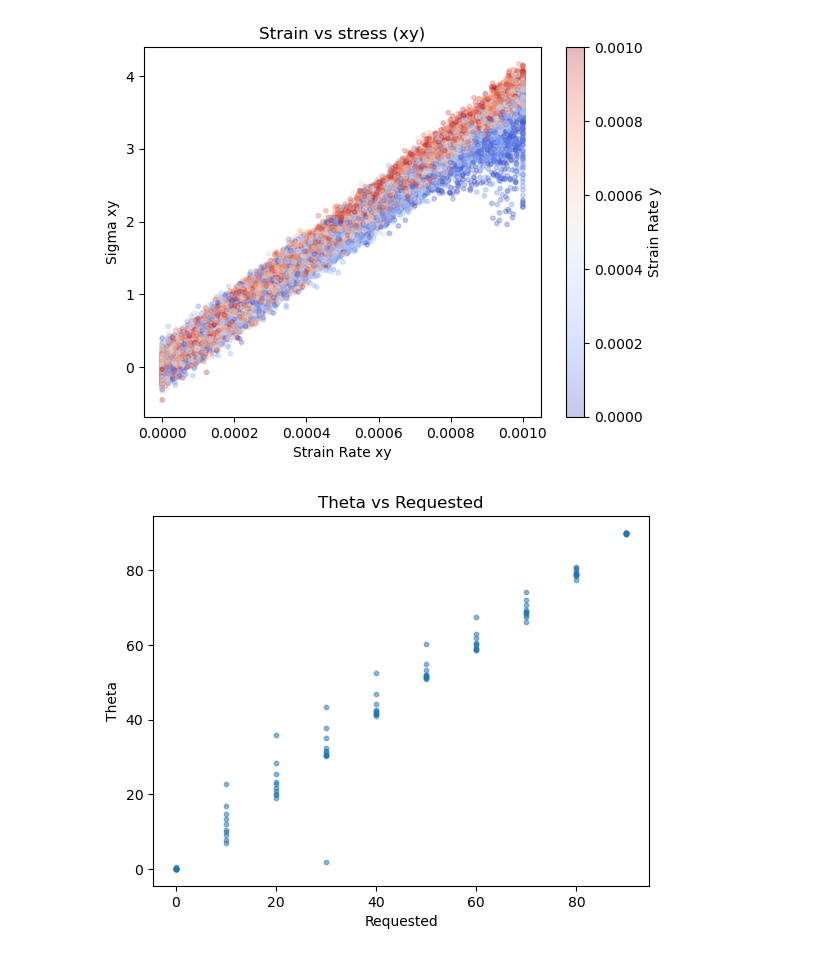
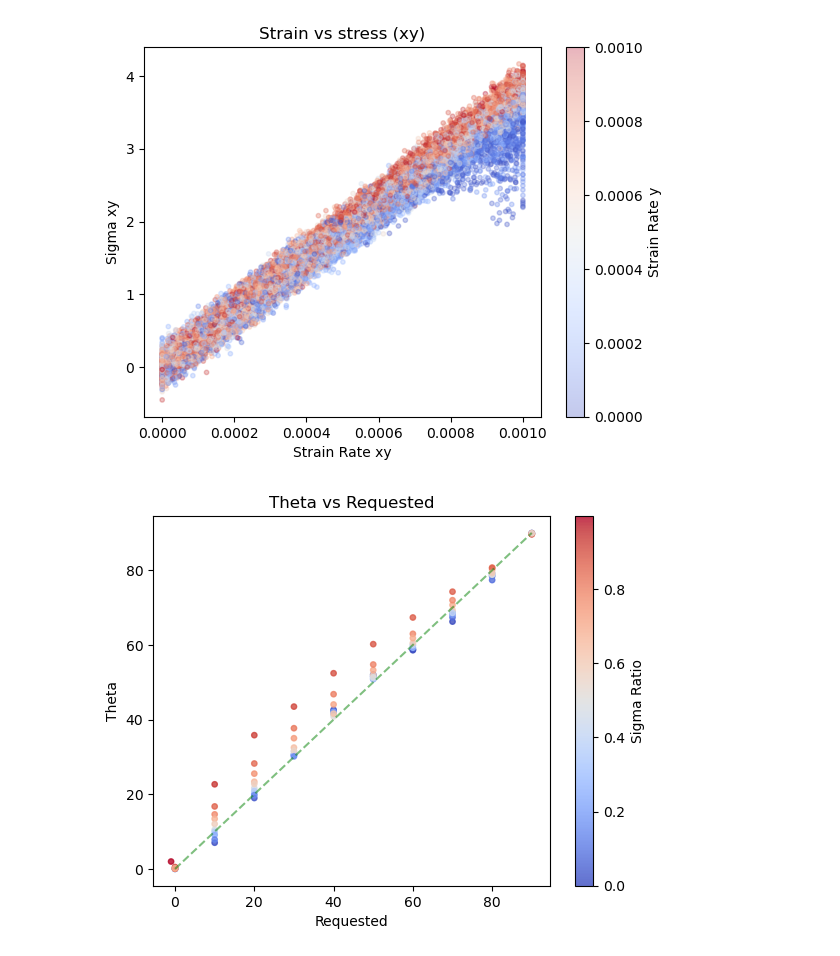
Before and after one commit to abon11/Graphene_Strength_Surface, a Jupyter notebook: stress_strain.ipynb, the cells around one changed output. Drawn from its saved outputs; the diff is of its cells as text; code cells hidden in the pictures.

Commit message:
DP model works for fitting theta data as well

```diff
--- a/stress_strain.ipynb
+++ b/stress_strain.ipynb
@@ -141,38 +141,40 @@ plt.show()
 # %%
 import pandas as pd
 import local_config
 import matplotlib.pyplot as plt
 import numpy as np
 
 df = pd.read_csv(f'{local_config.DATA_DIR}/rotation_tests/all_simulations.csv')
-df['Theta'] = df['Theta'].apply(lambda x: min(x, 180 - x))  # keep thetas in bounds
+# df['Theta'] = df['Theta'].apply(lambda x: min(x, 180 - x))  # keep thetas in bounds
 
-def compute_ratio_theta(row):
-    matrix = np.array([
-        [row['Strength x'], row['Strength xy'], row['Strength xz']],
-        [row['Strength xy'], row['Strength y'], row['Strength yz']],
-        [row['Strength xz'], row['Strength yz'], row['Strength z']]
-    ])
+# def compute_ratio_theta(row):
+#     matrix = np.array([
+#         [row['Strength x'], row['Strength xy'], row['Strength xz']],
+#         [row['Strength xy'], row['Strength y'], row['Strength yz']],
+#         [row['Strength xz'], row['Strength yz'], row['Strength z']]
+#     ])
 
-    vals, vecs = np.linalg.eigh(matrix)
-    vals = vals[::-1]
-    vecs = vecs[:, ::-1]
+#     vals, vecs = np.linalg.eigh(matrix)
+#     vals = vals[::-1]
+#     vecs = vecs[:, ::-1]
 
-    ratio = vals[1] / vals[0]
-    theta_deg = np.degrees(np.arctan2(vecs[1, 0], vecs[0, 0])) % 180
-    theta = min(theta_deg, 180 - theta_deg)
+#     ratio = vals[1] / vals[0]
+#     theta_deg = np.degrees(np.arctan2(vecs[1, 0], vecs[0, 0])) % 180
+#     theta = min(theta_deg, 180 - theta_deg)
 
-    return pd.Series([ratio, theta], index=['Sigma_Ratio', 'Theta'])
+#     return pd.Series([theta], index=['Theta'])
 
-# Apply to DataFrame
-df[['Sigma_Ratio', 'Theta_computed']] = df.apply(compute_ratio_theta, axis=1)
+# # Apply to DataFrame
+# df[['Theta']] = df.apply(compute_ratio_theta, axis=1)
+# df.to_csv(f'{local_config.DATA_DIR}/rotation_tests/all_simulations.csv', index=False)
 
-
-plt.scatter(df[f"Theta Requested"], df[f"Theta_computed"], alpha=0.5, s=10)
+plt.scatter(df[f"Theta Requested"], df[f"Theta"], c=df[f"Strength_2"] / df["Strength_1"], alpha=0.8, s=15, cmap='coolwarm')
+plt.colorbar(label=f"Sigma Ratio")  # add color legend
+plt.plot([0, 90], [0, 90], '--', alpha=0.5, c='green')
 
 plt.xlabel(f"Requested")
 plt.ylabel(f"Theta")
 plt.title(f"Theta vs Requested")
 plt.show()
 # %% [output]
-[figure, old version]
+[figure, new version]
```
Also changed, not shown: parts of 1 cell of this notebook, 2 other files.
